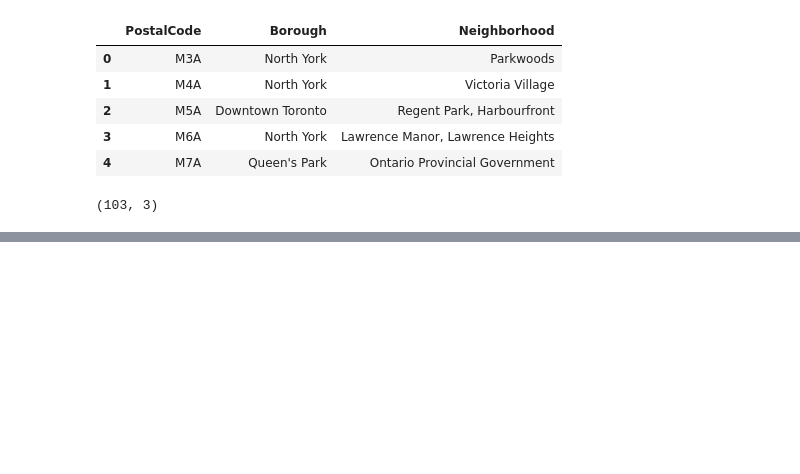
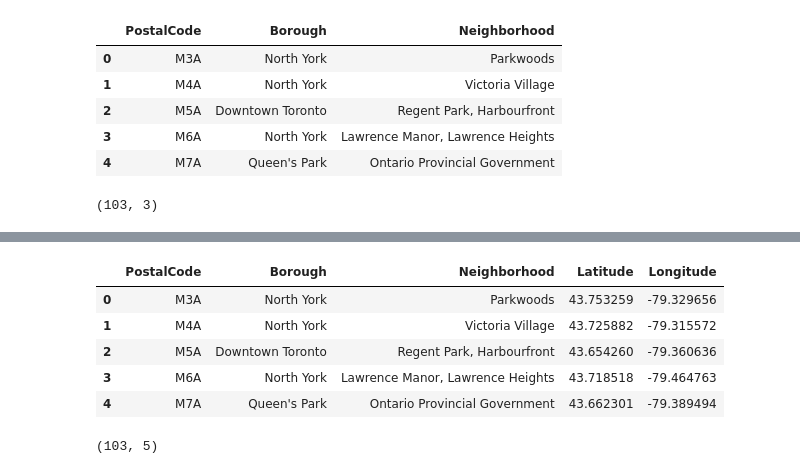
Before and after one commit to deepthich-gh/coursera_capstone_project, a Jupyter notebook: capstone_intro_notebook.ipynb, the cells around one changed output, grey strips where cells are left out. Saved outputs shown, nothing was run; the diff lists cells and outputs as text; code cells hidden in the pictures; blank space fills up the shorter version.

```diff
--- a/capstone_intro_notebook.ipynb
+++ b/capstone_intro_notebook.ipynb
@@ -49,0 +71,2 @@ df.shape
+# %%
+url= 'https://cf-courses-data.s3.us.cloud-object-storage.appdomain.cloud/IBMDeveloperSkillsNetwork-DS0701EN-SkillsNetwork/labs_v1/Geospatial_Coordinates.csv'
@@ -49,0 +78,2 @@ df.shape
+# %%
+df2=pd.read_csv(url,sep=',')
@@ -49,0 +89,15 @@ df.shape
+# %%
+df1 = pd.merge(df, df2, left_on='PostalCode', right_on = 'Postal Code')
+# %%
+df1.head()
+# %% [output]
+|  | PostalCode | Borough | Neighborhood | Latitude | Longitude |
+| 0 | M3A | North York | Parkwoods | 43.753259 | -79.329656 |
+| 1 | M4A | North York | Victoria Village | 43.725882 | -79.315572 |
+| 2 | M5A | Downtown Toronto | Regent Park, Harbourfront | 43.654260 | -79.360636 |
+| 3 | M6A | North York | Lawrence Manor, Lawrence Heights | 43.718518 | -79.464763 |
+| 4 | M7A | Queen's Park | Ontario Provincial Government | 43.662301 | -79.389494 |
+# %%
+df1.shape
+# %% [output]
+(103, 5)
```
Also changed, not shown: parts of 4 cells of this notebook.
